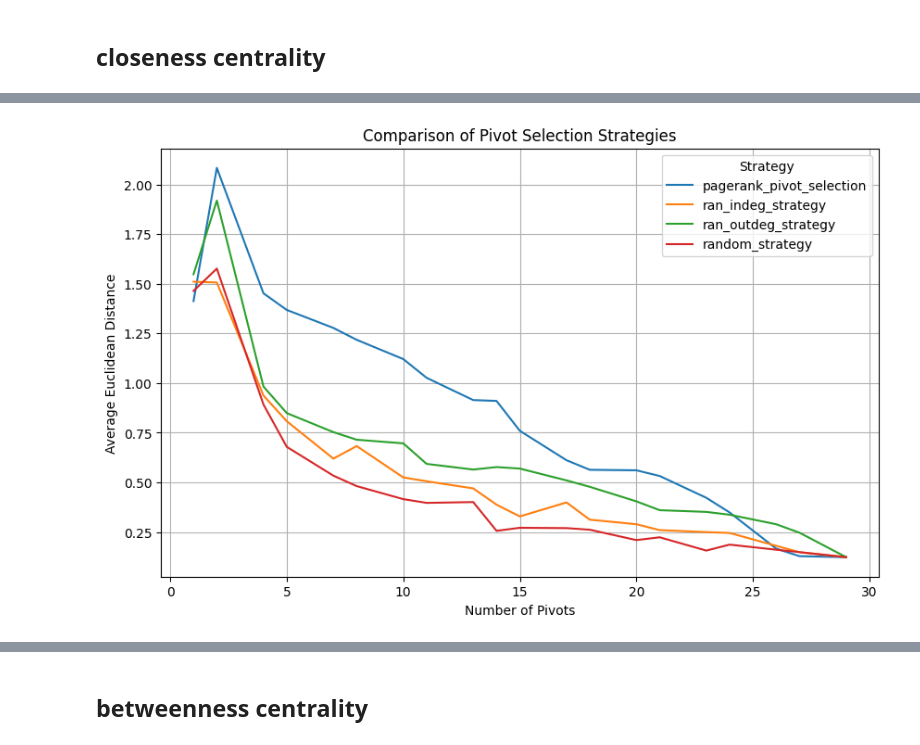
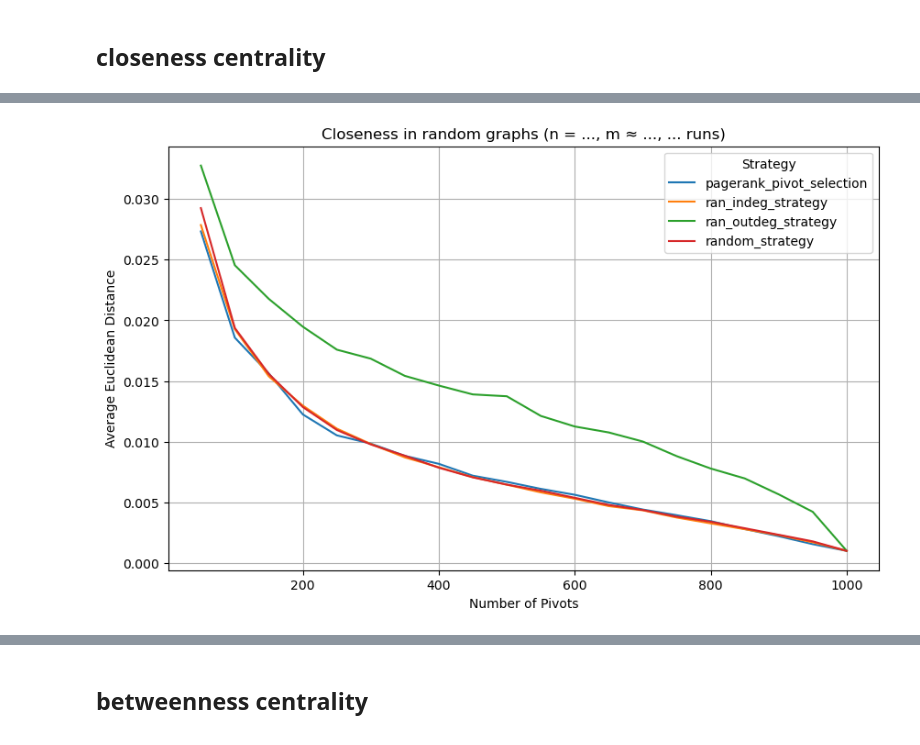
Before and after one commit to fritzwue/snacs_project, a Jupyter notebook: project_random_graph.ipynb, the cells around one changed output, grey strips where cells are left out. Saved outputs shown, nothing was run; the diff lists cells and outputs as text; code cells hidden in the pictures.

Commit message:
edit random graphs

```diff
--- a/project_random_graph.ipynb
+++ b/project_random_graph.ipynb
@@ -118,15 +129,13 @@ def compute_inversion_distance(exact_scores, estimated_scores):
 # %% [markdown]
 ## closeness centrality
 # %%
-def estimate_closeness_centrality(G, pivots):
+def estimate_closeness_centrality(G, pivots, shortest_paths):
+    """
+    Estimate closeness centrality using precomputed shortest paths.
+    """
     closeness_estimates = {}
     for node in G.nodes:
-        distances = []
-        for pivot in pivots:
-            shortest_paths = nx.single_source_shortest_path_length(G, source=pivot)
-            distance = shortest_paths.get(node, float('inf'))
-            distances.append(distance)
-
+        distances = [shortest_paths[pivot].get(node, float('inf')) for pivot in pivots]
         finite_distances = [d for d in distances if d != float('inf')]
         if finite_distances:
             avg_distance = sum(finite_distances) / len(finite_distances)
@@ -136,5 +145,7 @@ def estimate_closeness_centrality(G, pivots):
     return closeness_estimates
 # %%
 exact_closeness = nx.closeness_centrality(G)
+# Precompute all-pairs shortest paths
+shortest_paths = precompute_shortest_paths(G)
 print('Exact closeness centrality: ', exact_closeness)
 # %% [output]
@@ -178,0 +171,29 @@ all_results_closeness.head()
+# %%
+import concurrent.futures
+from tqdm import tqdm
+
+def run_experiment_closeness(G, pivot_strategy, runs=20):
+    """
+    Optimized experiment function with precomputed shortest paths.
+    """
+    num_nodes = G.number_of_nodes()
+    num_pivots_list = [int(num_nodes / 20 * i) for i in range(1, 21)]
+
+    all_results = []
+    with concurrent.futures.ThreadPoolExecutor() as executor:
+        futures = [
+            executor.submit(
+                run_strategy, G, pivot_strategy, num_pivots_list, run, shortest_paths, exact_closeness
+            )
+            for run in range(runs)
+        ]
+        for future in tqdm(concurrent.futures.as_completed(futures), total=runs, desc="Experiment Progress"):
+            all_results.extend(future.result())
+
+    return pd.DataFrame(all_results)
+# %%
+
+results_random = run_experiment_closeness(G, random_strategy, runs=20)
+results_pagerank = run_experiment_closeness(G, pagerank_pivot_selection, runs=20)
+results_ran_indeg = run_experiment_closeness(G, ran_indeg_strategy, runs=20)
+results_ran_outdeg = run_experiment_closeness(G, ran_outdeg_strategy, runs=20)
@@ -179,19 +216,21 @@ all_results_closeness.head()
 # %%
 import matplotlib.pyplot as plt
+
+all_results_closeness = pd.concat([results_random, results_pagerank, results_ran_indeg, results_ran_outdeg], ignore_index=True)
 
 # Group by strategy and number of pivots to calculate the mean Euclidean distance
 grouped = all_results_closeness.groupby(["strategy", "num_pivots"])["euclidean_distance"].mean().unstack("strategy")
 
 # Plot the results
 grouped.plot(figsize=(10, 6))
 plt.xlabel("Number of Pivots")
 plt.ylabel("Average Euclidean Distance")
 plt.title("Closeness in random graphs (n = ..., m ≈ ..., ... runs)")
 plt.legend(title="Strategy")
 plt.grid(True)
 plt.show()
 # %% [output]
-[figure, old version]
+[figure, new version]
 # %%
 all_results_closeness["inversion_distance"] = all_results_closeness["estimated_closeness"].apply(
     lambda est_closeness: compute_inversion_distance(exact_closeness, est_closeness)
```
Also changed, not shown: parts of 21 cells of this notebook, 3 other files.
